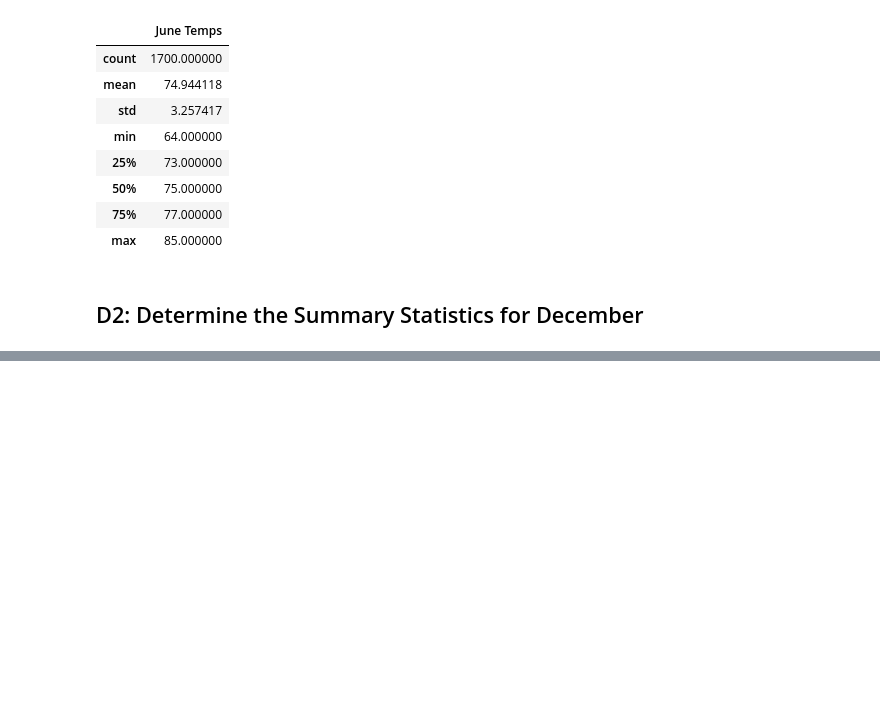
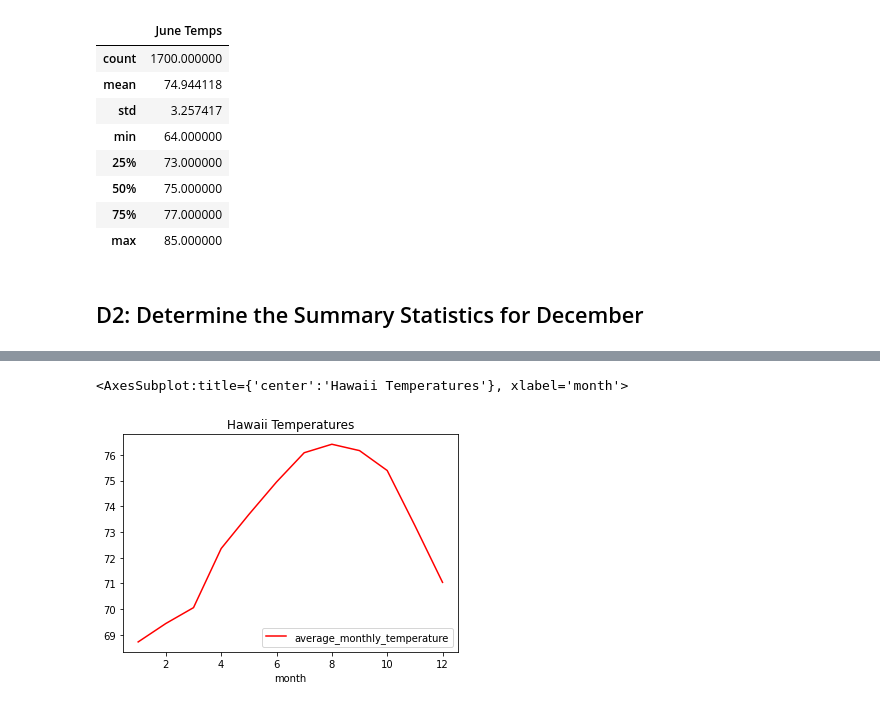
Before and after one commit to JDittes/surfs_up, a Jupyter notebook: SurfsUp_Challenge.ipynb, the cells around one changed output, grey strips where cells are left out. Drawn from its saved outputs; the diff is of its cells as text; code cells hidden in the pictures; blank space fills up the shorter version.

Commit message:
two key graphs, ready to finish up analysis

```diff
--- a/SurfsUp_Challenge.ipynb
+++ b/SurfsUp_Challenge.ipynb
@@ -153,0 +156,4 @@ d_df.describe()
+# %%
+results = session.query(Measurement.date, Measurement.tobs)
+# %%
+temp_df = pd.DataFrame(results, columns=['date','temps'])
@@ -153,0 +169,3 @@ d_df.describe()
+# %%
+temp_df['year'] = pd.DatetimeIndex(temp_df['date']).year
+temp_df['month'] = pd.DatetimeIndex(temp_df['date']).month
@@ -153,0 +181,3 @@ d_df.describe()
+# %%
+mean_temp_df = temp_df.groupby('month').agg(average_monthly_temperature = ('temps', 'mean'))
+mean_temp_df.head()
@@ -153,0 +192,5 @@ d_df.describe()
+# %%
+mean_temp_df.plot(title = 'Hawaii Temperatures', kind = 'line', color = 'red')
+# %% [output]
+<AxesSubplot:title={'center':'Hawaii Temperatures'}, xlabel='month'>
+[figure, added]
```
Also changed, not shown: parts of 9 cells of this notebook, 3 other files.
